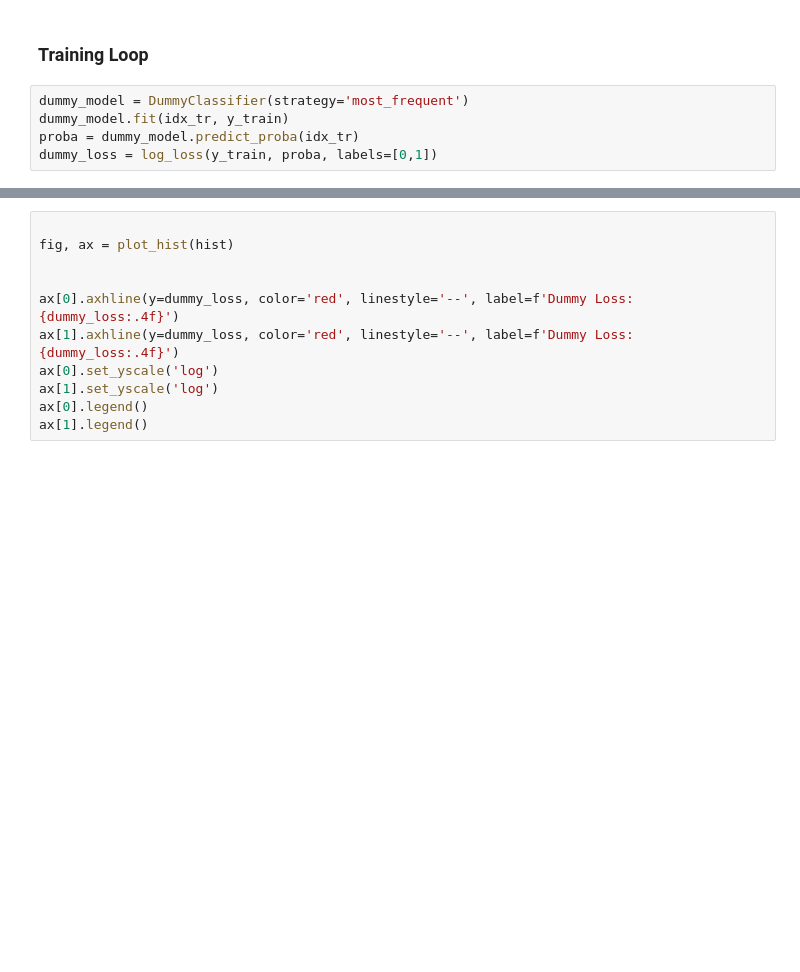
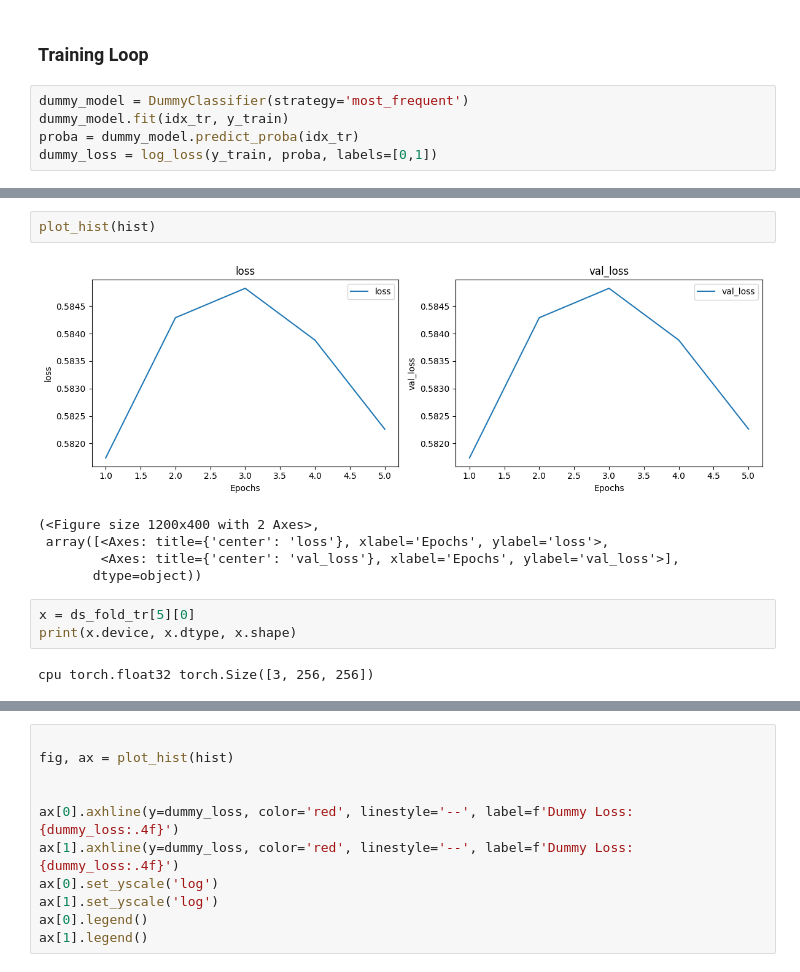
Before and after one commit to vvclin-git/kaggle-image-classification-cats_dogs, a Jupyter notebook: notebooks/01_baseline_train.ipynb, the cells around one changed output, grey strips where cells are left out. Saved outputs shown, nothing was run; the diff lists cells and outputs as text; blank space fills up the shorter version.

```diff
--- a/notebooks/01_baseline_train.ipynb
+++ b/notebooks/01_baseline_train.ipynb
@@ -192,0 +234,13 @@ dummy_loss = log_loss(y_train, proba, labels=[0,1])
+# %%
+plot_hist(hist)
+# %% [output]
+[figure, added]
+(<Figure size 1200x400 with 2 Axes>,
+ array([<Axes: title={'center': 'loss'}, xlabel='Epochs', ylabel='loss'>,
+        <Axes: title={'center': 'val_loss'}, xlabel='Epochs', ylabel='val_loss'>],
+       dtype=object))
+# %%
+x = ds_fold_tr[5][0]
+print(x.device, x.dtype, x.shape)
+# %% [output]
+cpu torch.float32 torch.Size([3, 256, 256])
```
Also changed, not shown: parts of 6 cells of this notebook, 1 other file.
